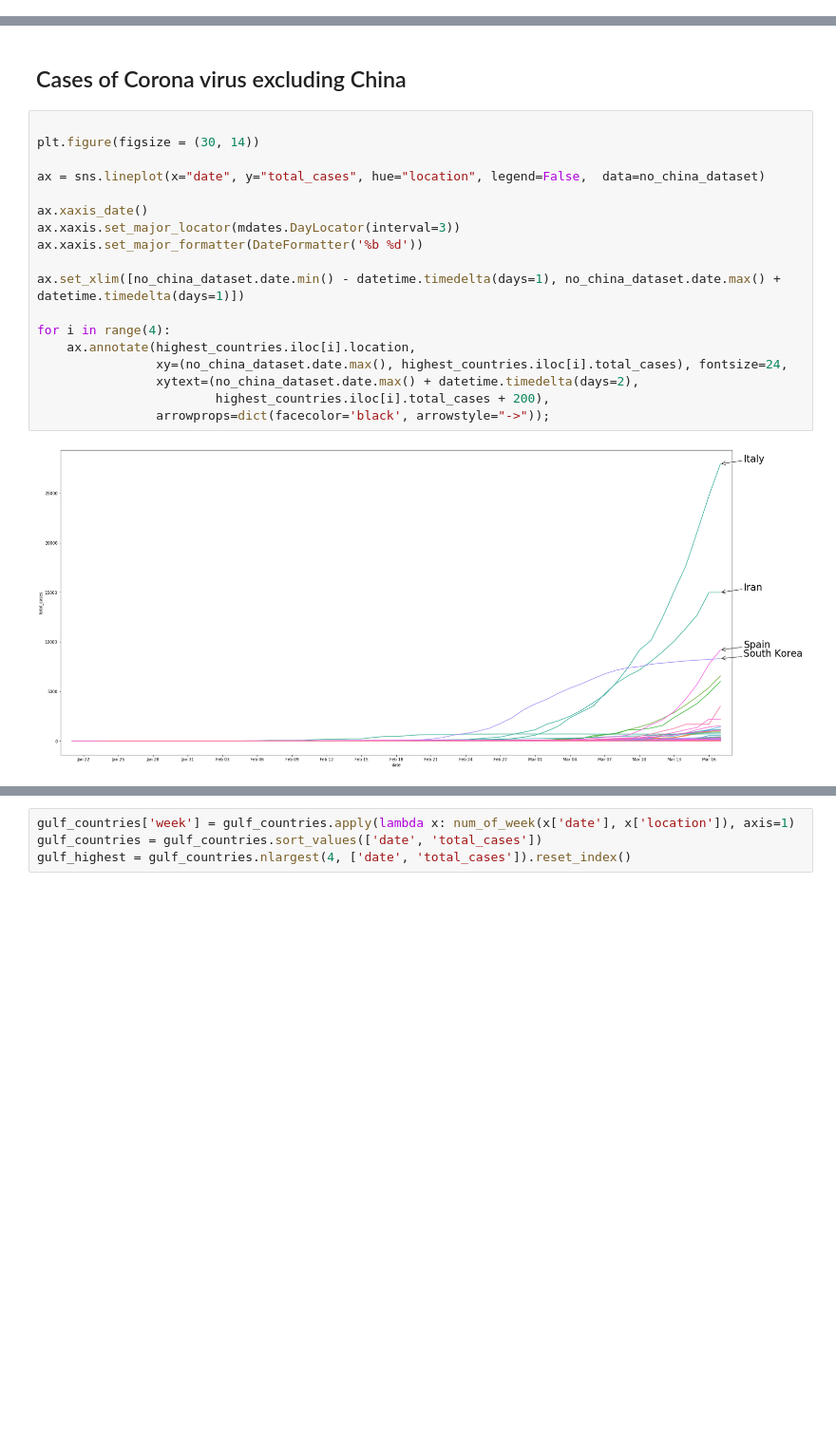
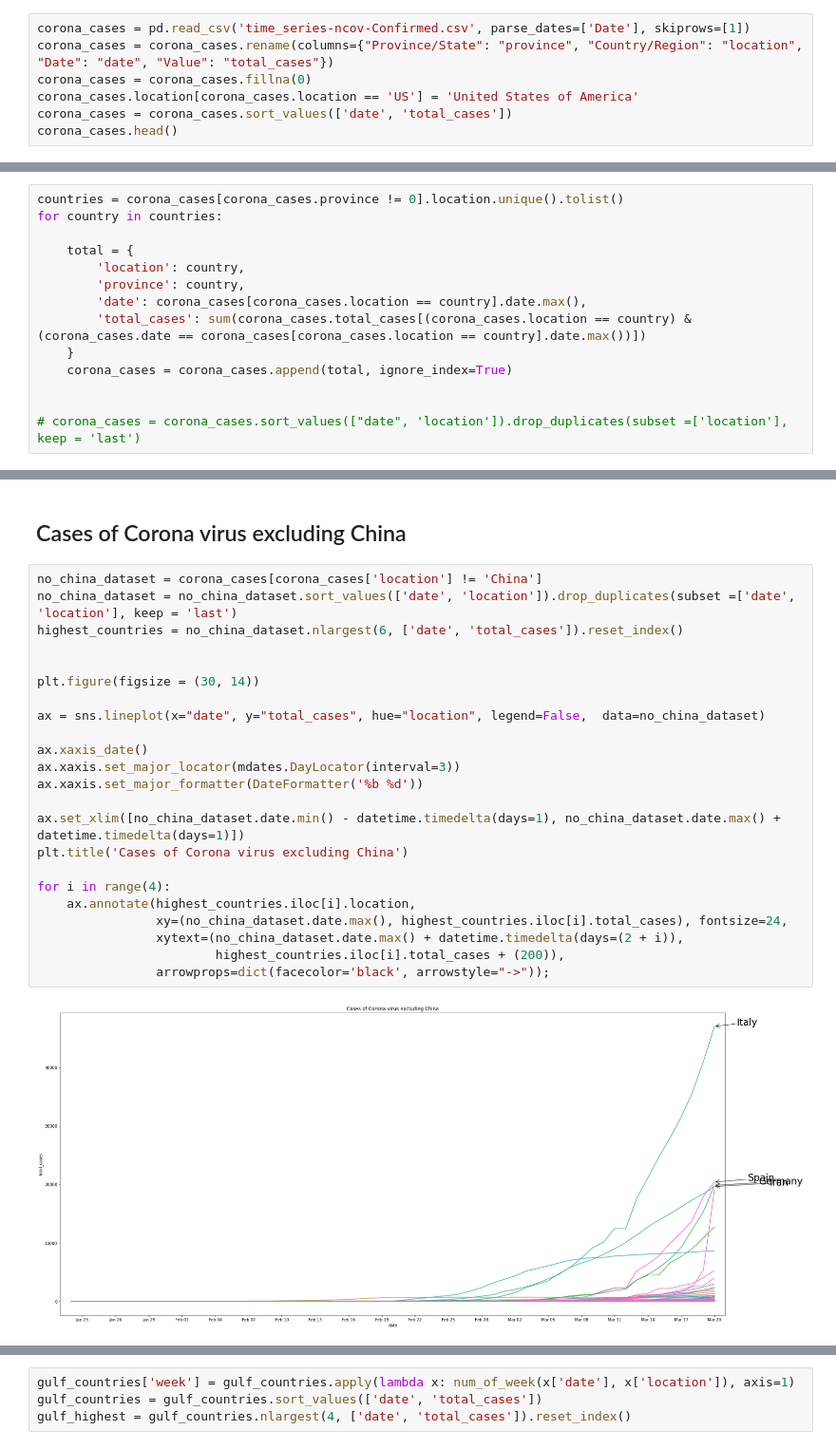
Before and after one commit to MohammedAlawami/corona-data-challenge, a Jupyter notebook: coronavirus_analysis.ipynb, the cells around one changed output, grey strips where cells are left out. Shown: that part at 95% size. Drawn from its saved outputs; the diff is of its cells as text; blank space fills up the shorter version.

```diff
--- a/coronavirus_analysis.ipynb
+++ b/coronavirus_analysis.ipynb
@@ -65,0 +23,7 @@ highest_countries
+# %%
+corona_cases = pd.read_csv('time_series-ncov-Confirmed.csv', parse_dates=['Date'], skiprows=[1])
+corona_cases = corona_cases.rename(columns={"Province/State": "province", "Country/Region": "location", "Date": "date", "Value": "total_cases"})
+corona_cases = corona_cases.fillna(0)
+corona_cases.location[corona_cases.location == 'US'] = 'United States of America'
+corona_cases = corona_cases.sort_values(['date', 'total_cases'])
+corona_cases.head()
@@ -65,0 +65,14 @@ highest_countries
+# %%
+countries = corona_cases[corona_cases.province != 0].location.unique().tolist()
+for country in countries:
+
+    total = {
+        'location': country,
+        'province': country,
+        'date': corona_cases[corona_cases.location == country].date.max(),
+        'total_cases': sum(corona_cases.total_cases[(corona_cases.location == country) & (corona_cases.date == corona_cases[corona_cases.location == country].date.max())])
+    }
+    corona_cases = corona_cases.append(total, ignore_index=True)
+
+
+# corona_cases = corona_cases.sort_values(["date", 'location']).drop_duplicates(subset =['location'], keep = 'last')
@@ -66,22 +96,27 @@ highest_countries
 # %% [markdown]
 ## Cases of Corona virus excluding China
 # %%
+no_china_dataset = corona_cases[corona_cases['location'] != 'China']
+no_china_dataset = no_china_dataset.sort_values(['date', 'location']).drop_duplicates(subset =['date', 'location'], keep = 'last')
+highest_countries = no_china_dataset.nlargest(6, ['date', 'total_cases']).reset_index()
+
 
 plt.figure(figsize = (30, 14))
 
 ax = sns.lineplot(x="date", y="total_cases", hue="location", legend=False,  data=no_china_dataset)
 
 ax.xaxis_date()
 ax.xaxis.set_major_locator(mdates.DayLocator(interval=3))
 ax.xaxis.set_major_formatter(DateFormatter('%b %d'))
 
 ax.set_xlim([no_china_dataset.date.min() - datetime.timedelta(days=1), no_china_dataset.date.max() + datetime.timedelta(days=1)])
+plt.title('Cases of Corona virus excluding China')
 
 for i in range(4):
     ax.annotate(highest_countries.iloc[i].location,
                 xy=(no_china_dataset.date.max(), highest_countries.iloc[i].total_cases), fontsize=24,
-                xytext=(no_china_dataset.date.max() + datetime.timedelta(days=2),
-                        highest_countries.iloc[i].total_cases + 200),
+                xytext=(no_china_dataset.date.max() + datetime.timedelta(days=(2 + i)),
+                        highest_countries.iloc[i].total_cases + (200)),
                 arrowprops=dict(facecolor='black', arrowstyle="->"));
 # %% [output]
-[figure, old version]
+[figure, new version]
```
Also changed, not shown: parts of 84 cells of this notebook, 10 other files.
